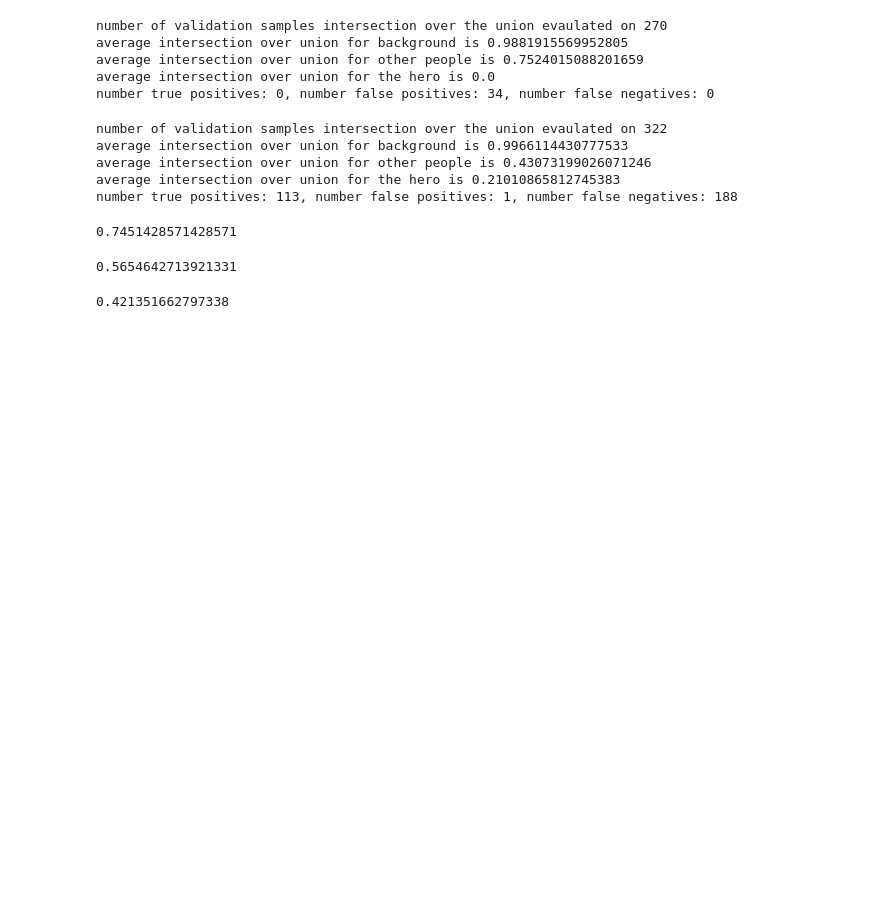
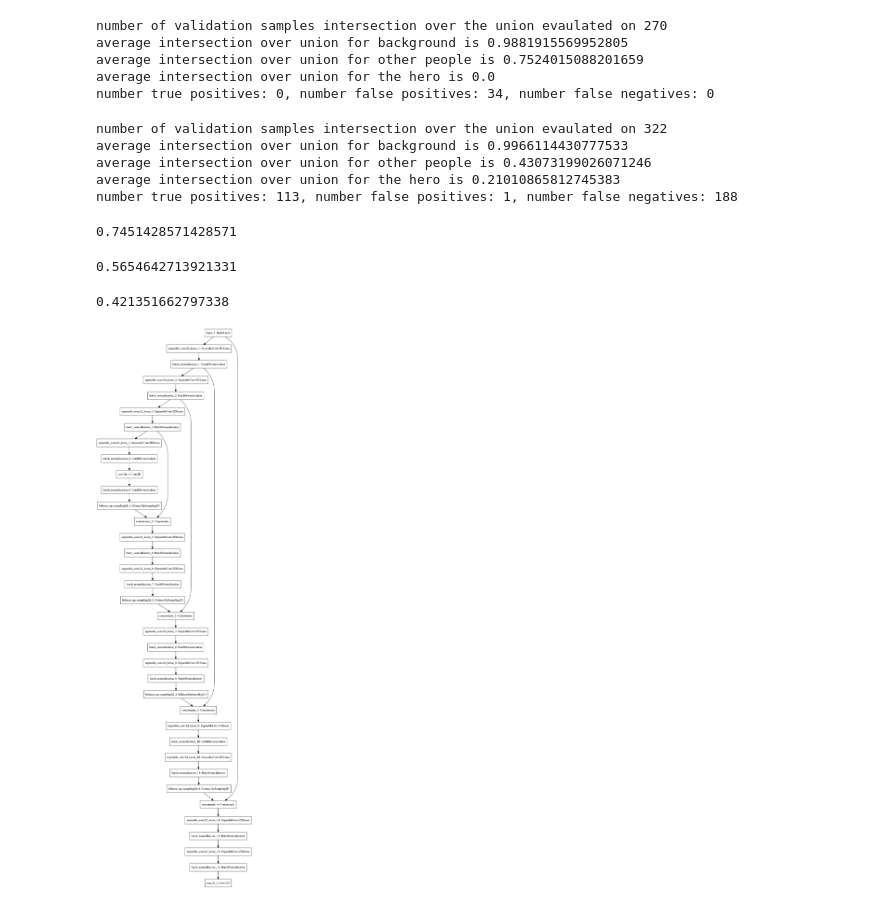
Before and after one commit to vuvuzella/udacity-robond-term1, a Jupyter notebook: follow_me_project/RoboND-DeepLearning-Project/code/model_training.ipynb, the cells around one changed output. Saved outputs shown, nothing was run; the diff lists cells and outputs as text; code cells hidden in the pictures; blank space fills up the shorter version.

Commit message:
Added model_training html and updated notebook

```diff
--- a/follow_me_project/RoboND-DeepLearning-Project/code/model_training.ipynb
+++ b/follow_me_project/RoboND-DeepLearning-Project/code/model_training.ipynb
@@ -374,3 +375,12 @@ print(final_score)
 import pydot_ng as pydot
 from tensorflow.contrib.keras.python.keras.utils import plot_model
 plot_model(model, to_file='model.png')
+# %%
+import numpy as np
+import matplotlib.pyplot as plt
+from PIL import Image
+from IPython.display import Image
+
+Image(filename='model.png')
+# %% [output]
+[figure, added]
```
Also changed, not shown: parts of 1 cell of this notebook, 3 other files.
